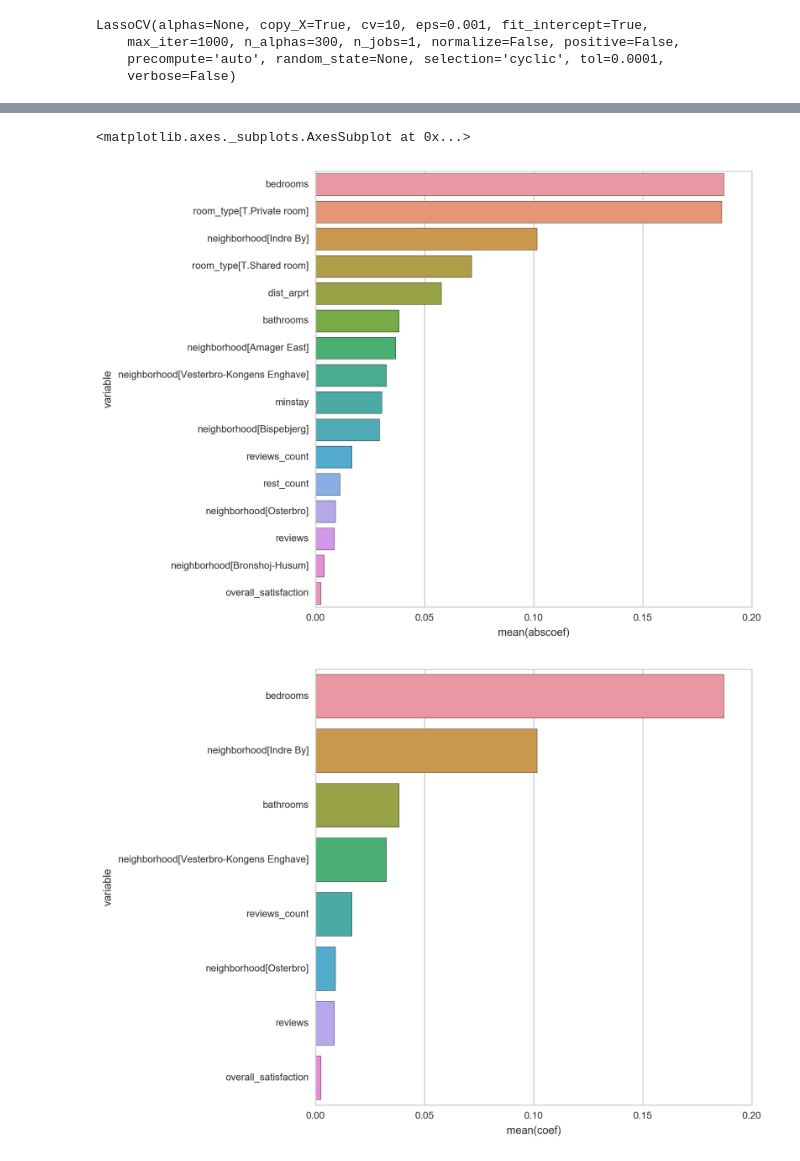
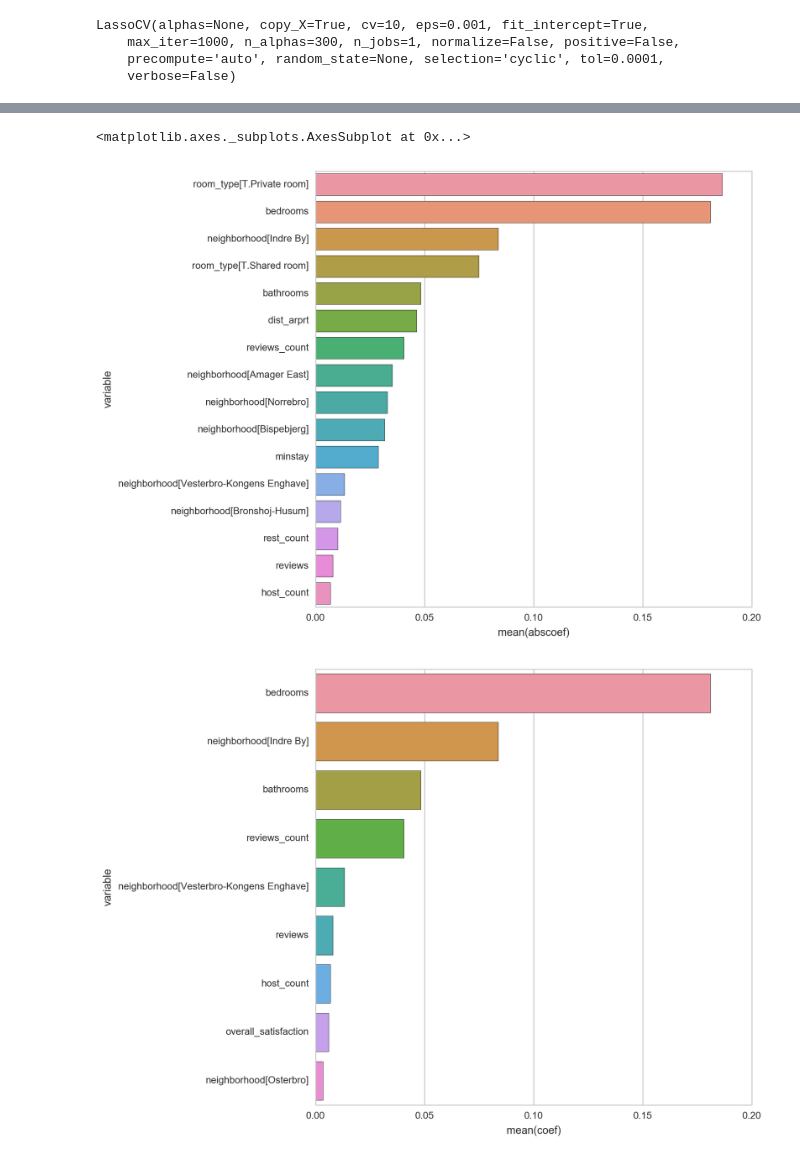
Before and after one commit to Jyojha/DS_Projects, a Jupyter notebook: Copenhagen_Model.ipynb, the cells around one changed output, grey strips where cells are left out. Cells and saved outputs as stored; diff of their text form; code cells hidden in the pictures.

```diff
--- a/Copenhagen_Model.ipynb
+++ b/Copenhagen_Model.ipynb
@@ -106,7 +148,14 @@ Xn_train, Xn_test, y_train, y_test = train_test_split(Xn, y, test_size = 0.3)
 # %%
-# enet = ElasticNet(alpha= enet_cv.alpha_, l1_ratio=enet_cv.l1_ratio_)
+start_time = time.time()
 
-# y_pred_enet = enet.fit(Xn_train, y_train).predict(Xn_test)
-# r2_score_enet = metrics.r2_score(y_test, y_pred_enet)
-# print(enet)
-# print("r^2 on test data : %f" % r2_score_enet)
+alpha = 0.00350915858922
+l1_ratio = 0.070612244898
+
+enet = ElasticNet(alpha= alpha, l1_ratio= l1_ratio)
+
+y_pred_enet = enet.fit(Xn_train, y_train).predict(Xn_test)
+r2_score_enet = metrics.r2_score(y_test, y_pred_enet)
+print(enet)
+print("r^2 on test data : %f" % r2_score_enet)
+
+print("--- %s seconds ---" % (time.time() - start_time))
@@ -159,13 +215,13 @@ sns.distplot(residuals, bins=50, kde=False)
 # %%
-lasso.fit(Xn_train, y_train)
+enet.fit(Xn_train, y_train)
 
-lasso_coef = pd.DataFrame({
+enet_coef = pd.DataFrame({
         'variable':X_train.columns,
-        'coef':lasso.coef_,
-        'abscoef':np.abs(lasso.coef_)
+        'coef':enet.coef_,
+        'abscoef':np.abs(enet.coef_)
     })
 
-lasso_coef.sort_values('abscoef', ascending=False, inplace=True)
-lasso_coef[lasso_coef.coef != 0].head(25)
+enet_coef.sort_values('abscoef', ascending=False, inplace=True)
+enet_coef[enet_coef.coef != 0].head(25)
 # %% [output]
 |  | abscoef | coef | variable |
@@ -195,7 +251,7 @@ lasso_coef[lasso_coef.coef != 0].head(25)
 #           % (r2_score_lasso, r2_score_enet))
 # plt.show()
 # %%
-lasso_coef = lasso_coef.reset_index(drop=True)
+enet_coef = enet_coef.reset_index(drop=True)
 # %%
 # linmod.fit(Xn_train, y_train)
 
@@ -211,21 +267,21 @@ lasso_coef = lasso_coef.reset_index(drop=True)
 # %%
 fig, ax = plt.subplots(figsize=(8,8))
 
-sns.barplot(y = lasso_coef.loc[0:15,:].variable, x = lasso_coef.loc[0:15,:].abscoef, data=lasso_coef.loc[0:15,:],
+sns.barplot(y = enet_coef.loc[0:15,:].variable, x = enet_coef.loc[0:15,:].abscoef, data=enet_coef.loc[0:15,:],
             ax=ax
            )
 # %% [output]
 <matplotlib.axes._subplots.AxesSubplot at 0x...>
-[figure, old version]
+[figure, new version]
 # %%
 fig, ax = plt.subplots(figsize=(8,8))
 
-sns.barplot(y = lasso_coef[lasso_coef.coef > 0].variable, x = lasso_coef[lasso_coef.coef > 0].coef, data=lasso_coef,
+sns.barplot(y = enet_coef[enet_coef.coef > 0].variable, x = enet_coef[enet_coef.coef > 0].coef, data=enet_coef,
             ax=ax
            )
 plt.show()
 # %% [output]
-[figure, old version]
+[figure, new version]
 # %%
 fig, ax = plt.subplots(figsize=(8,8))
 
```
Also changed, not shown: parts of 20 cells of this notebook.
